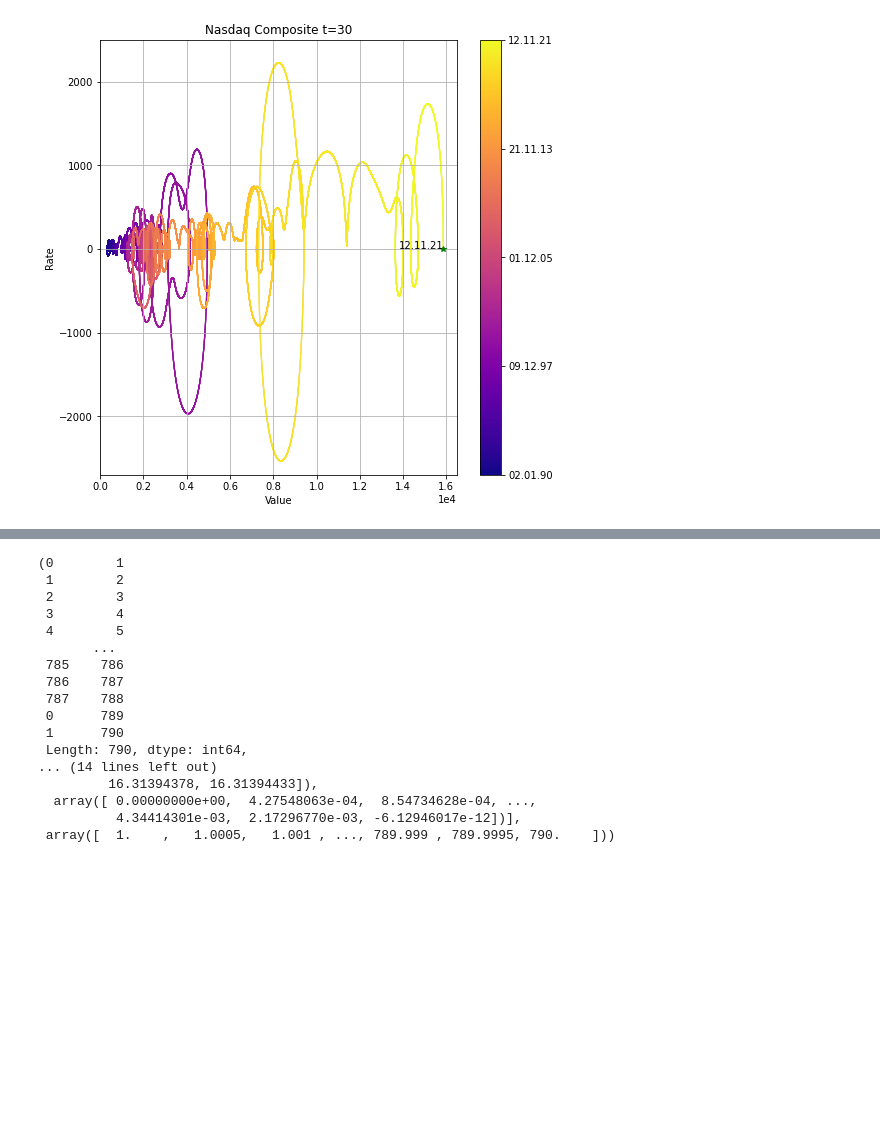
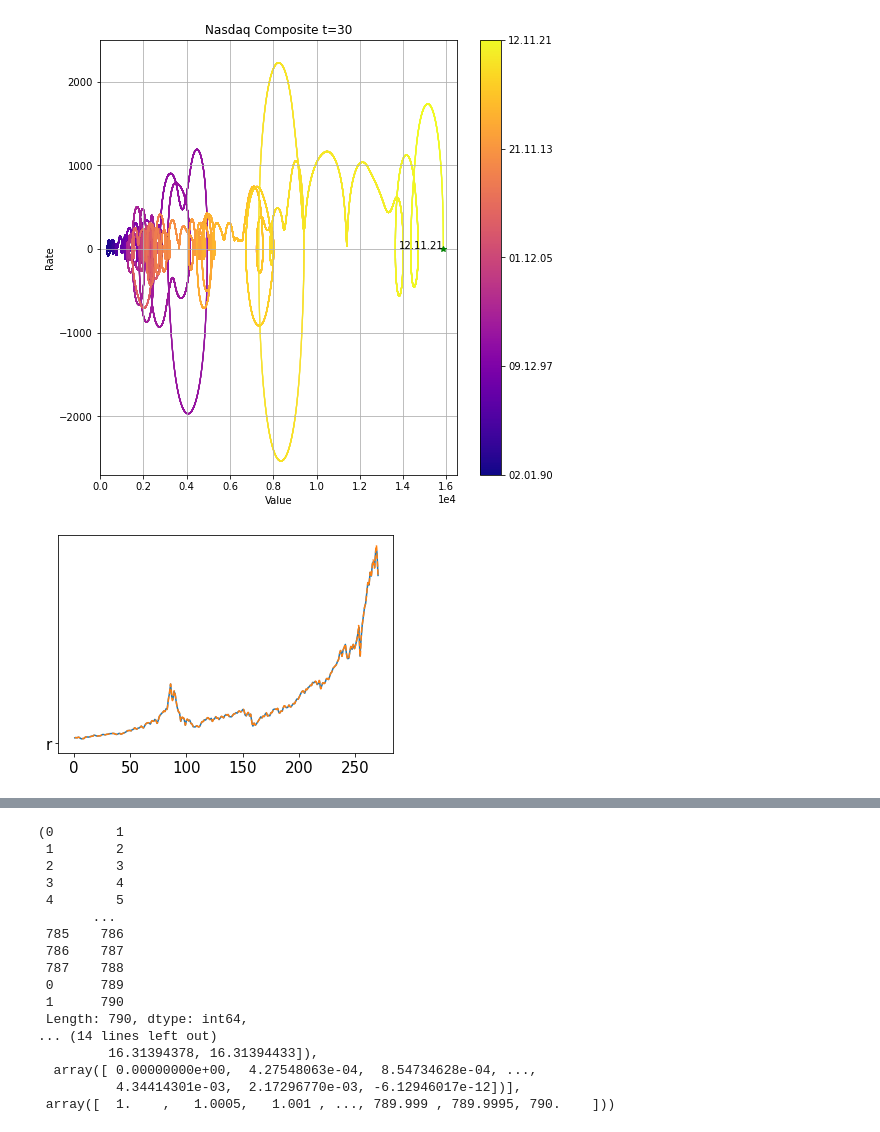
Before and after one commit to Karpovich-alex/phase-portrait-Nasdaq, a Jupyter notebook: Article_Comparison.ipynb, the cells around one changed output, grey strips where cells are left out. Drawn from its saved outputs; the diff is of its cells as text; code cells hidden in the pictures; blank space fills up the shorter version.

```diff
--- a/Article_Comparison.ipynb
+++ b/Article_Comparison.ipynb
@@ -139,5 +141,10 @@ def test(dates, snp_phases):
     end_date='01.01.2002'
     return get_mask_tt(x, tt, dates,start_date, end_date)
 mask=test(data_nas['date'], nas_phases)
+# %%
+plt.plot(x,y, tt, deriv[0], '--', 'r')
+plt.savefig(f"{graph_name}_test.png", dpi=200)
+# %% [output]
+[figure, added]
 # %%
 x, y, xx, deriv, tt, slice_period, dates = nas_phases[2]
```
Also changed, not shown: parts of 13 cells of this notebook.
